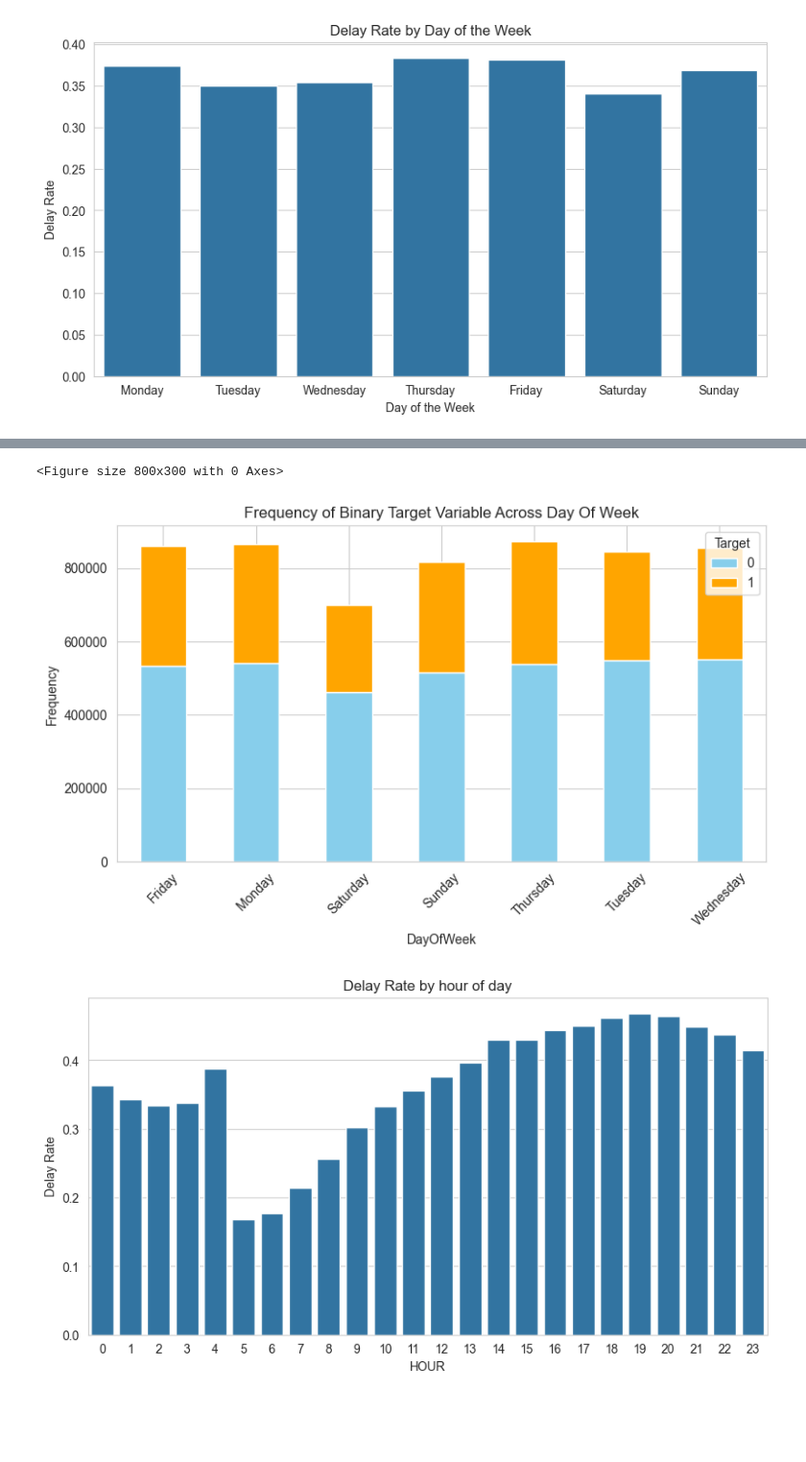
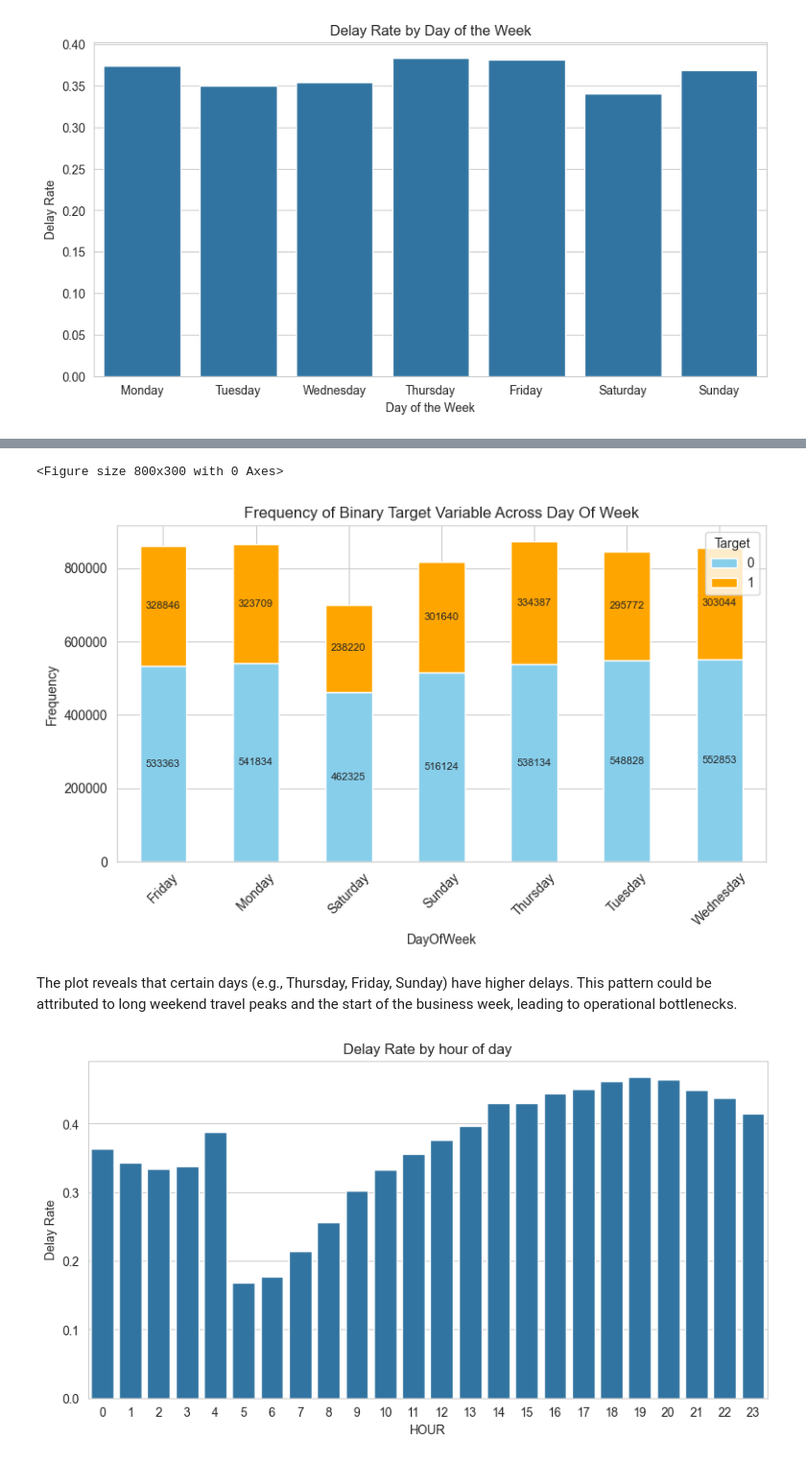
Before and after one commit to sk2003hw/Airline_Delay_and_Cancellation_Analysis, a Jupyter notebook: 509_EDA.ipynb, the cells around one changed output, grey strips where cells are left out. Shown: that part at 96% size. Drawn from its saved outputs; the diff is of its cells as text; code cells hidden in the pictures; blank space fills up the shorter version.

```diff
--- a/509_EDA.ipynb
+++ b/509_EDA.ipynb
@@ -427,12 +439,14 @@ plt.show()
 # %%
 plt.figure(figsize=(8,3))
 grouped = df2.groupby(['MONTH', 'DEP_DELAY']).size().unstack(fill_value=0)
-grouped.plot(kind='bar', stacked=True, figsize=(14, 8), color=['skyblue', 'orange'])
+ax = grouped.plot(kind='bar', stacked=True, figsize=(14, 8), color=['skyblue', 'orange'])
 plt.title('Frequency of Binary Target Variable Across Months')
 plt.xlabel('Month')
 plt.ylabel('Frequency')
 plt.legend(title='Target', labels=['0', '1'])
 plt.xticks(rotation=45)
+for container in ax.containers:
+    ax.bar_label(container, label_type='center', fontsize=8)
 plt.tight_layout()
 plt.show()
 # %% [output]
@@ -453,17 +489,21 @@ plt.show()
 # %%
 plt.figure(figsize=(8,3))
 grouped = df2.groupby(['DAY_OF_WEEK', 'DEP_DELAY']).size().unstack(fill_value=0)
-grouped.plot(kind='bar', stacked=True, figsize=(8, 5), color=['skyblue', 'orange'])
+ax = grouped.plot(kind='bar', stacked=True, figsize=(8, 5), color=['skyblue', 'orange'])
 plt.title('Frequency of Binary Target Variable Across Day Of Week')
 plt.xlabel('DayOfWeek')
 plt.ylabel('Frequency')
 plt.legend(title='Target', labels=['0', '1'])
 plt.xticks(rotation=45)
+for container in ax.containers:
+    ax.bar_label(container, label_type='center', fontsize=8)
 plt.tight_layout()
 plt.show()
 # %% [output]
 <Figure size 800x300 with 0 Axes>
-[figure, old version]
+[figure, new version]
+# %% [markdown]
+The plot reveals that certain days (e.g., Thursday, Friday, Sunday) have higher delays. This pattern could be attributed to long weekend travel peaks and the start of the business week, leading to operational bottlenecks.
 # %%
 df2['CRS_DEP_TIME'] = df2['CRS_DEP_TIME'].apply(lambda x: f"{x:04}").apply(lambda x: f"{x[:2]}:{x[2:]}")
 df2['HOUR'] = pd.to_datetime(df2['CRS_DEP_TIME'], format = '%H:%M').dt.hour
```
Also changed, not shown: parts of 13 cells of this notebook.
